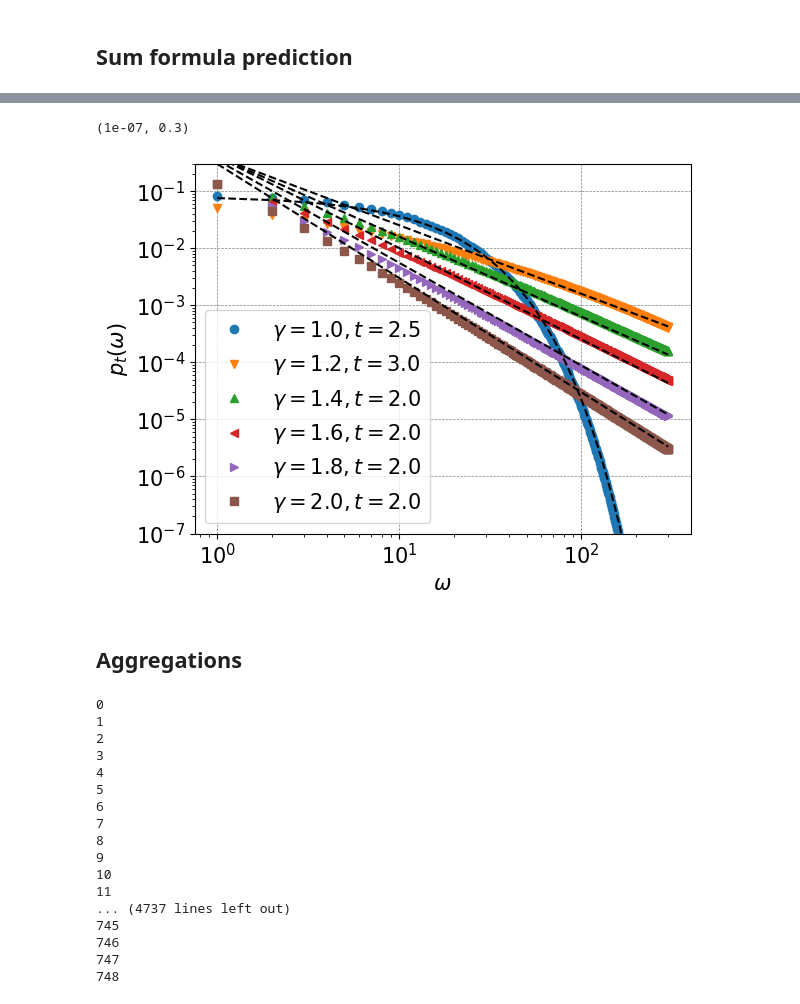
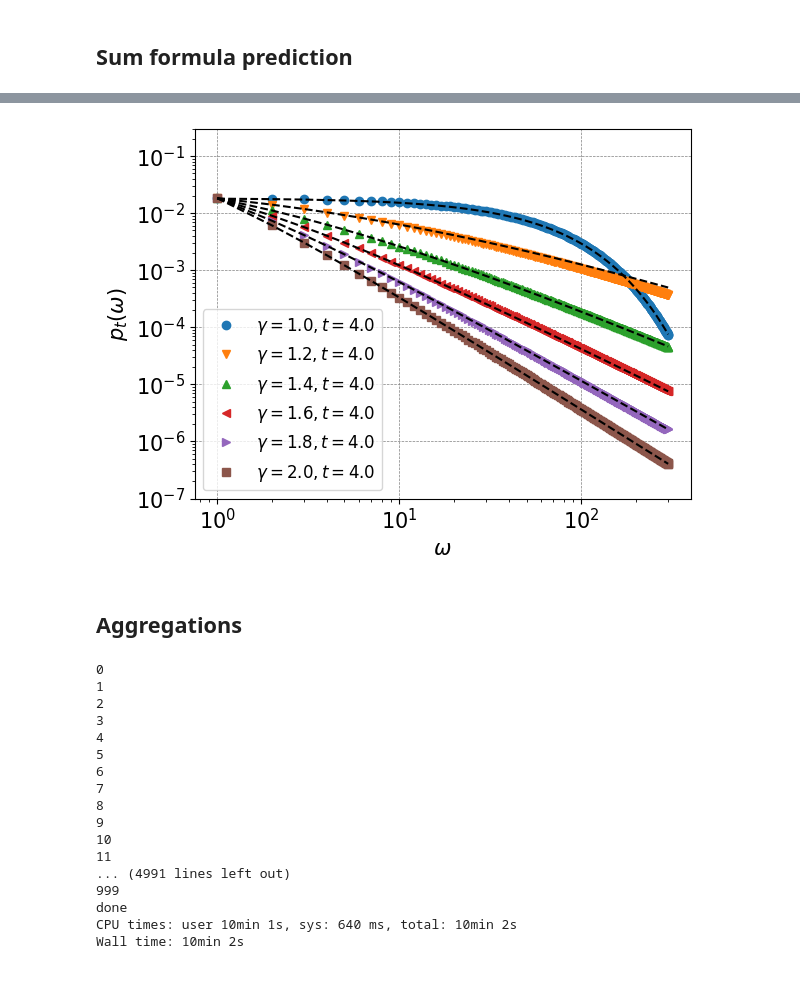
Before and after one commit to saf92/Urn-balls-in-bins-model, a Jupyter notebook: urn_code.ipynb, the cells around one changed output, grey strips where cells are left out. Cells and saved outputs as stored; diff of their text form; code cells hidden in the pictures.

```diff
--- a/urn_code.ipynb
+++ b/urn_code.ipynb
@@ -385,0 +413,14 @@ add_labels(plt,*label_arr_dens_sum_pred)
+# %%
+g_sum1=1.4
+t_sum1=np.arange(1.0,5.5,0.5)
+s_ind1=np.asarray(np.zeros(len(t_sum)),int)
+s_ind1[0]=7
+print(s_ind1)
+print(t_sum1)
+w0_sum1=2
+w_s_sum1=300
+
+w_sums_t1=[]
+for i in range(len(t_sum1)):
+    w,A,p=get_sum_p(g_sum1,t_sum1[i],w0_sum1,w_s_sum1)
+    w_sums_t1.append([w,A,p])
@@ -394,22 +458,22 @@ w_ss_sum=np.asarray(w_ss_sum,int)
 
 c=0
 if c<n_sum:
-    ts_sum[c],w0s_sum[c],w_ss_sum[c]=2.5,1,200
+    ts_sum[c],w0s_sum[c],w_ss_sum[c]=4,1,300
     c+=1
 if c<n_sum:
-    ts_sum[c],w0s_sum[c],w_ss_sum[c]=3,1,300
+    ts_sum[c],w0s_sum[c],w_ss_sum[c]=4,1,300
     c+=1
 if c<n_sum:
-    ts_sum[c],w0s_sum[c],w_ss_sum[c]=2,1,300
+    ts_sum[c],w0s_sum[c],w_ss_sum[c]=4,1,300
     c+=1
 if c<n_sum:
-    ts_sum[c],w0s_sum[c],w_ss_sum[c]=2,1,300
+    ts_sum[c],w0s_sum[c],w_ss_sum[c]=4,1,300
     c+=1
 if c<n_sum:
-    ts_sum[c],w0s_sum[c],w_ss_sum[c]=2,1,300
+    ts_sum[c],w0s_sum[c],w_ss_sum[c]=4,1,300
     c+=1
 if c<n_sum:
-    ts_sum[c],w0s_sum[c],w_ss_sum[c]=2,1,300
+    ts_sum[c],w0s_sum[c],w_ss_sum[c]=4,1,300
     c+=1
 
 print(gs_sum)
@@ -424,6 +488,9 @@ for i in range(n_sum):
     sum_preds.append([w,A,p])
     print(i)
 
-l=1/np.sum(sum_preds[0][0]*sum_preds[0][2])
+# l=1/np.sum(sum_preds[0][0]*sum_preds[0][2])
+l=np.exp(-ts_sum[0])
+
+print(l)
 # %% [output]
 [1.0, 1.2, 1.4, 1.6, 1.8, 2.0]
@@ -465,31 +532,34 @@ add_labels(plt,*label_arr_summand)
 # %%
 counter_types=['o','v','^','<','>','s']
 
 for i in range(n_sum):
     plt.loglog(sum_preds[i][0],sum_preds[i][2],counter_types[i],
                label=r'$\gamma={}, t={}$'.format(gs_sum[i],ts_sum[i]))
 
 w1=sum_preds[0][0]
 w2=sum_preds[1][0]
 w3=sum_preds[2][0]
 w4=sum_preds[3][0]
 w5=sum_preds[4][0]
 w6=sum_preds[5][0]
 
 plt.loglog(w1,l*exp_tail(w1,l),color='black',linestyle='--')
-plt.loglog(w2,power_law(w2,0.4,-gs_sum[1]),color='black',linestyle='--')
-plt.loglog(w3,power_law(w3,0.4,-gs_sum[2]),color='black',linestyle='--')
-plt.loglog(w4,power_law(w4,0.4,-gs_sum[3]),color='black',linestyle='--')
-plt.loglog(w5,power_law(w5,0.35,-gs_sum[4]),color='black',linestyle='--')
-plt.loglog(w6,power_law(w6,0.3,-gs_sum[5]),color='black',linestyle='--')
+# plt.loglog(w2,power_law(w2,0.4,-gs_sum[1]),color='black',linestyle='--')
+# plt.loglog(w3,power_law(w3,0.4,-gs_sum[2]),color='black',linestyle='--')
+# plt.loglog(w4,power_law(w4,0.4,-gs_sum[3]),color='black',linestyle='--')
+# plt.loglog(w5,power_law(w5,0.35,-gs_sum[4]),color='black',linestyle='--')
+# plt.loglog(w6,power_law(w6,0.3,-gs_sum[5]),color='black',linestyle='--')
+
+for i in range(1,len(sum_preds)):
+    w=sum_preds[i][0]
+    plt.loglog(w,master_approx1(w0s_sum[i],w,gs_sum[i],ts_sum[i]),color='black',linestyle='--')
 
 add_labels(plt,*label_arr_dens_sum_pred)
 plt.ylim(10**(-7),0.3)
 
 # plt.savefig(direc_save+'urn_sum_preds',bbox_inches = 'tight')
 # %% [output]
-(1e-07, 0.3)
-[figure, old version]
+[figure, new version]
 # %% [markdown]
 ## Aggregations
 # %%
@@ -504,7 +574,7 @@ ns_mult=1000
 
 w_mult_concat_minus_v=[]
 
-for i in range(len(g_mults)):
+for i in range tqdm(len(g_mults)):
     w_mult=nl_Polya_urn_mult_times(w0_mult,w_add_mult,g_mults[i],T_mult,ns_mult)
 
     w_mult_concat_minus=get_losing(w_mult[0])
@@ -514,8 +584,6 @@ for i in range(len(g_mults)):
         w_mult_concat_minus=np.concatenate((w_mult_concat_minus,w_new))
 
     w_mult_concat_minus_v.append(w_mult_concat_minus)
-
-    print('done')
 # %% [output]
 0
 1
@@ -529,11 +597,11 @@ for i in range(len(g_mults)):
 9
 10
 11
-... (4737 lines left out)
-745
-746
-747
-748
+... (4991 lines left out)
+999
+done
+CPU times: user 10min 1s, sys: 640 ms, total: 10min 2s
+Wall time: 10min 2s
 # %%
 mult_times_preds=[]
 
```
Also changed, not shown: parts of 23 cells of this notebook, 6 other files.
